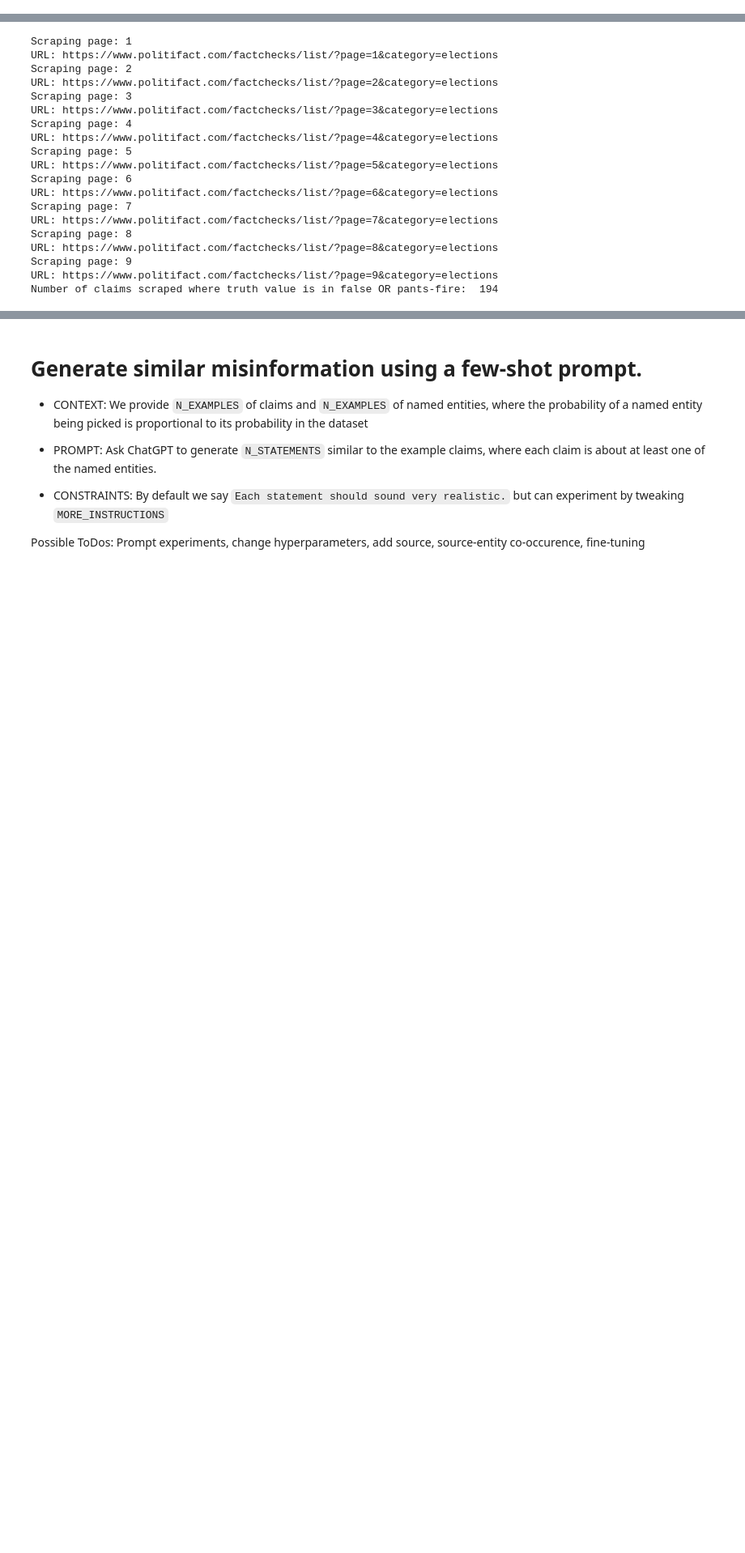
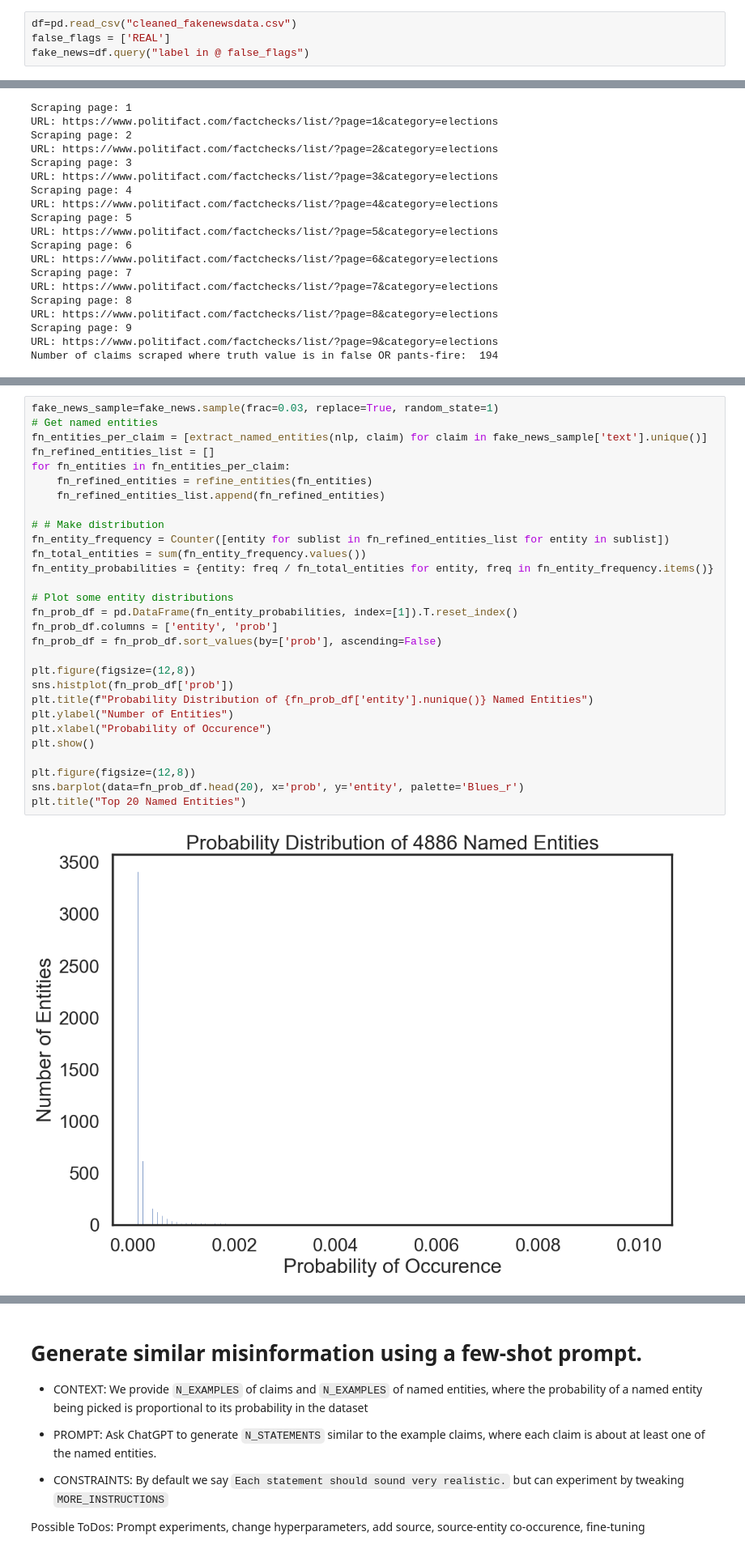
Before and after one commit to josh-ashkinaze/protobunking, a Jupyter notebook: fewshotmisinfo.ipynb, the cells around one changed output, grey strips where cells are left out. Shown at 81% size. Saved outputs shown, nothing was run; the diff lists cells and outputs as text; blank space fills up the shorter version.

```diff
--- a/fewshotmisinfo.ipynb
+++ b/fewshotmisinfo.ipynb
@@ -33,6 +33,10 @@ nlp = spacy.load("en_core_web_trf")
 
 sns.set(context="poster", style='white')
 #output.clear()
+# %%
+df=pd.read_csv("cleaned_fakenewsdata.csv")
+false_flags = ['REAL']
+fake_news=df.query("label in @ false_flags")
 # %%
 # @title Get a list of election-related misinformation from PolitiFact.
 # @markdown ToDos: Filter on date, Extract source of claim
@@ -192,0 +209,31 @@ entity_probabilities = {entity: freq / total_entities for entity, freq in entity
+# %%
+fake_news_sample=fake_news.sample(frac=0.03, replace=True, random_state=1)
+# Get named entities
+fn_entities_per_claim = [extract_named_entities(nlp, claim) for claim in fake_news_sample['text'].unique()]
+fn_refined_entities_list = []
+for fn_entities in fn_entities_per_claim:
+    fn_refined_entities = refine_entities(fn_entities)
+    fn_refined_entities_list.append(fn_refined_entities)
+
+# # Make distribution
+fn_entity_frequency = Counter([entity for sublist in fn_refined_entities_list for entity in sublist])
+fn_total_entities = sum(fn_entity_frequency.values())
+fn_entity_probabilities = {entity: freq / fn_total_entities for entity, freq in fn_entity_frequency.items()}
+
+# Plot some entity distributions
+fn_prob_df = pd.DataFrame(fn_entity_probabilities, index=[1]).T.reset_index()
+fn_prob_df.columns = ['entity', 'prob']
+fn_prob_df = fn_prob_df.sort_values(by=['prob'], ascending=False)
+
+plt.figure(figsize=(12,8))
+sns.histplot(fn_prob_df['prob'])
+plt.title(f"Probability Distribution of {fn_prob_df['entity'].nunique()} Named Entities")
+plt.ylabel("Number of Entities")
+plt.xlabel("Probability of Occurence")
+plt.show()
+
+plt.figure(figsize=(12,8))
+sns.barplot(data=fn_prob_df.head(20), x='prob', y='entity', palette='Blues_r')
+plt.title("Top 20 Named Entities")
+# %% [output]
+[figure, added]
```
Also changed, not shown: parts of 21 cells of this notebook, 3 other files.
